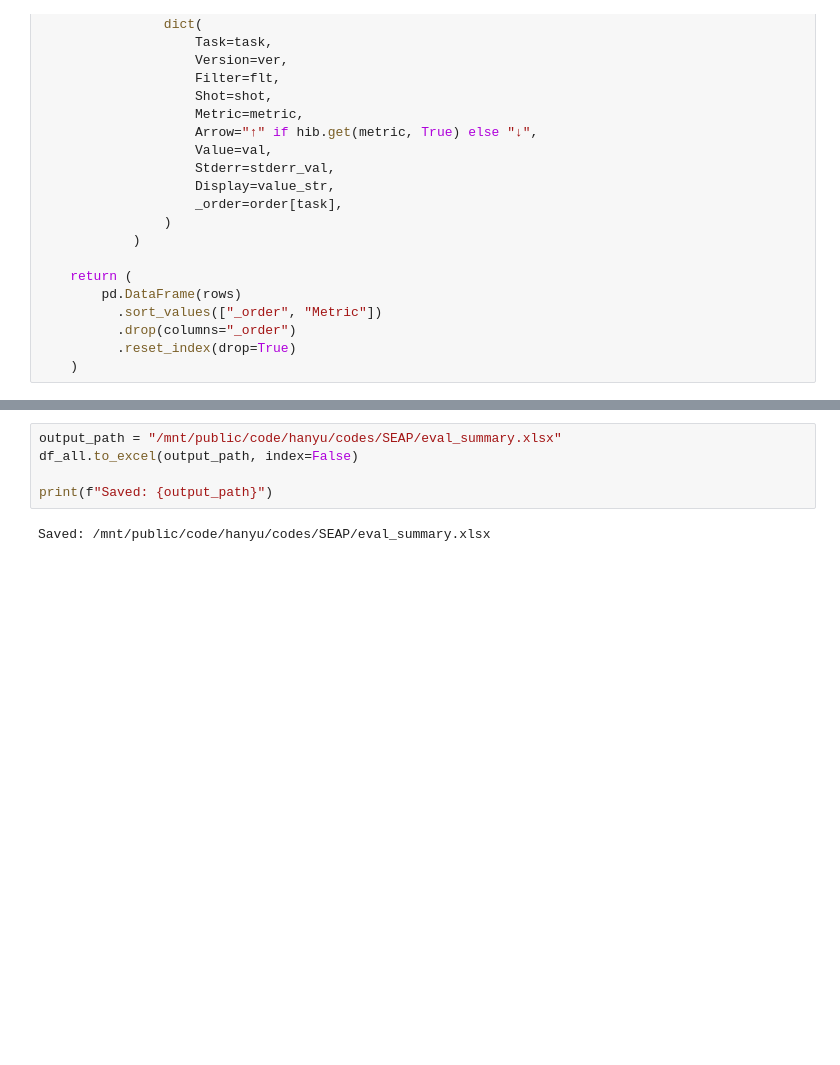
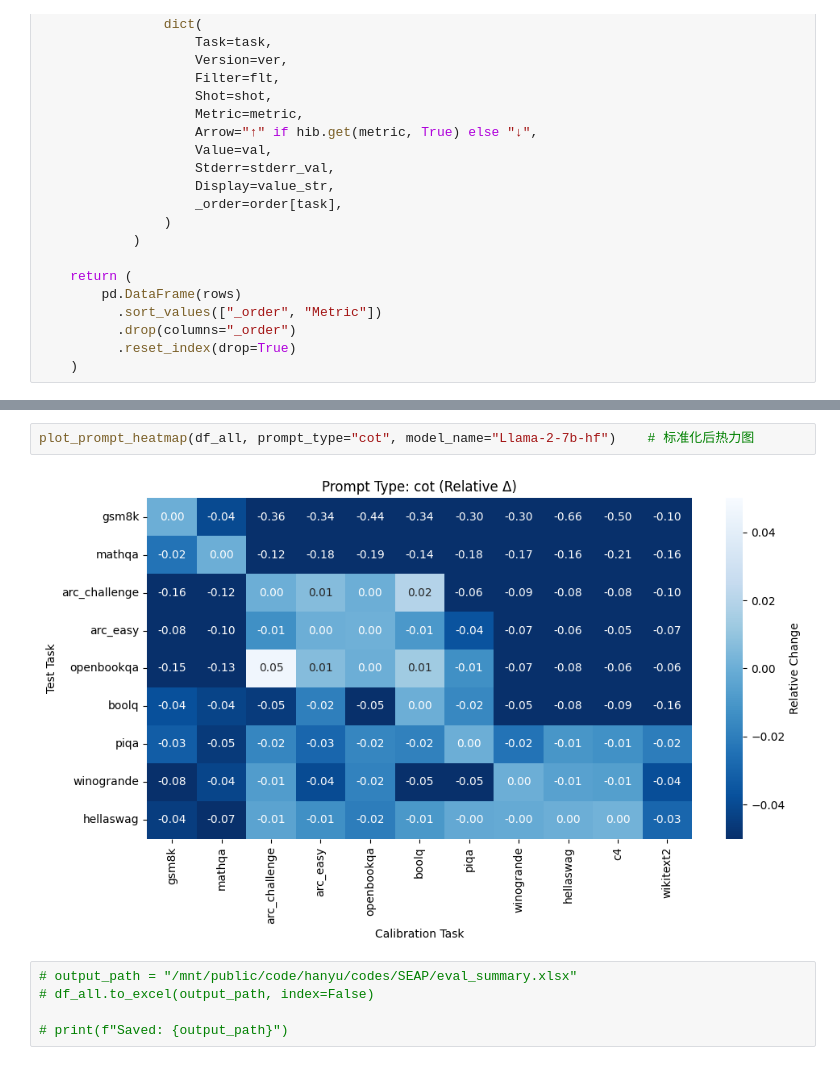
Before and after one commit to IAAR-Shanghai/SEAP, a Jupyter notebook: notebook/0_analysis.ipynb, the cells around one changed output, grey strips where cells are left out. Drawn from its saved outputs; the diff is of its cells as text; blank space fills up the shorter version.

```diff
--- a/notebook/0_analysis.ipynb
+++ b/notebook/0_analysis.ipynb
@@ -133,7 +255,9 @@ df_all
+# %%
+plot_prompt_heatmap(df_all, prompt_type="cot", model_name="Llama-2-7b-hf")    # 标准化后热力图
+# %% [output]
+[figure, added]
 # %%
-output_path = "/mnt/public/code/hanyu/codes/SEAP/eval_summary.xlsx"
-df_all.to_excel(output_path, index=False)
+# output_path = "/mnt/public/code/hanyu/codes/SEAP/eval_summary.xlsx"
+# df_all.to_excel(output_path, index=False)
 
-print(f"Saved: {output_path}")
+# print(f"Saved: {output_path}")
-# %% [output]
-Saved: /mnt/public/code/hanyu/codes/SEAP/eval_summary.xlsx
```
Also changed, not shown: parts of 4 cells of this notebook, 10 other files.
